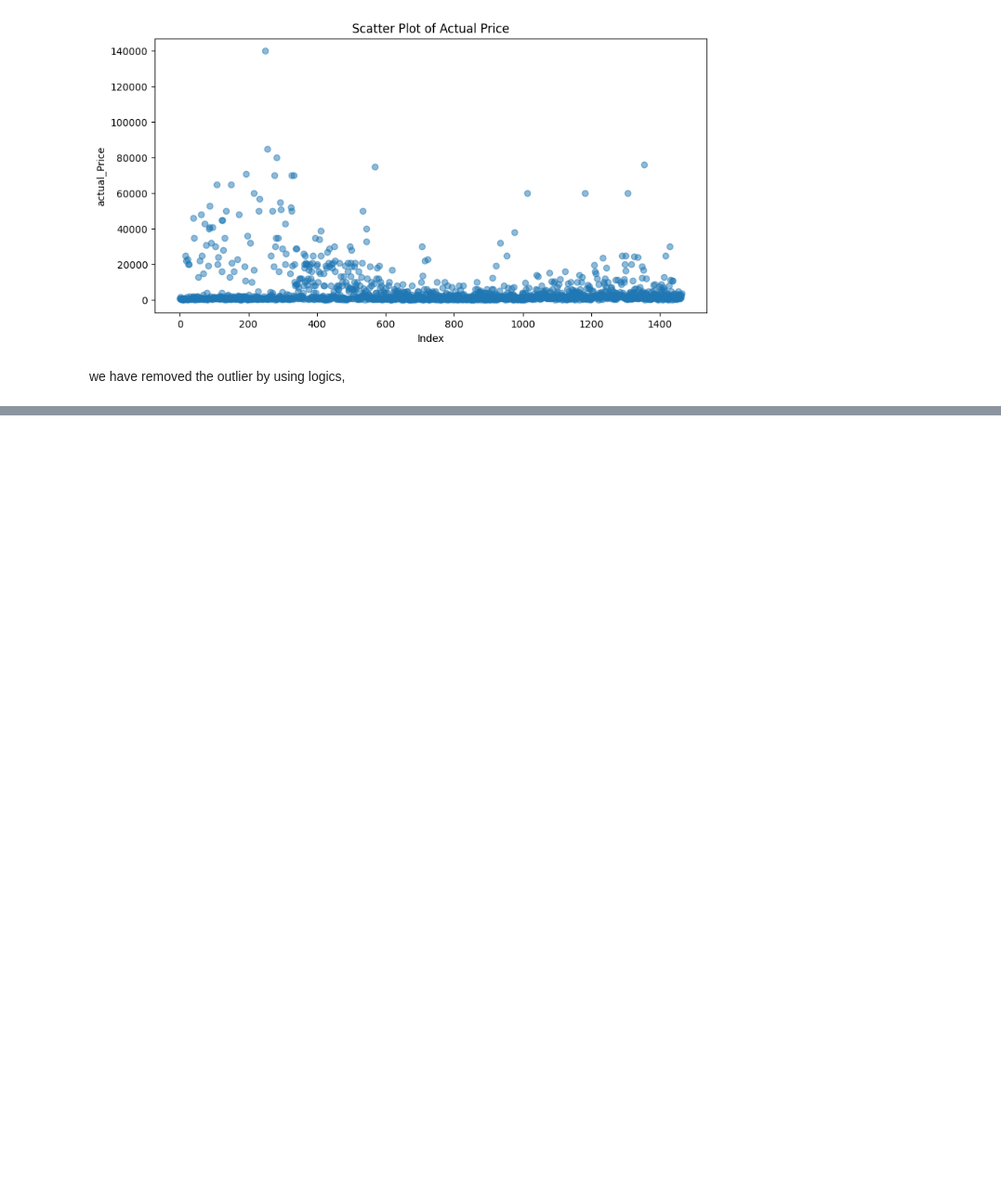
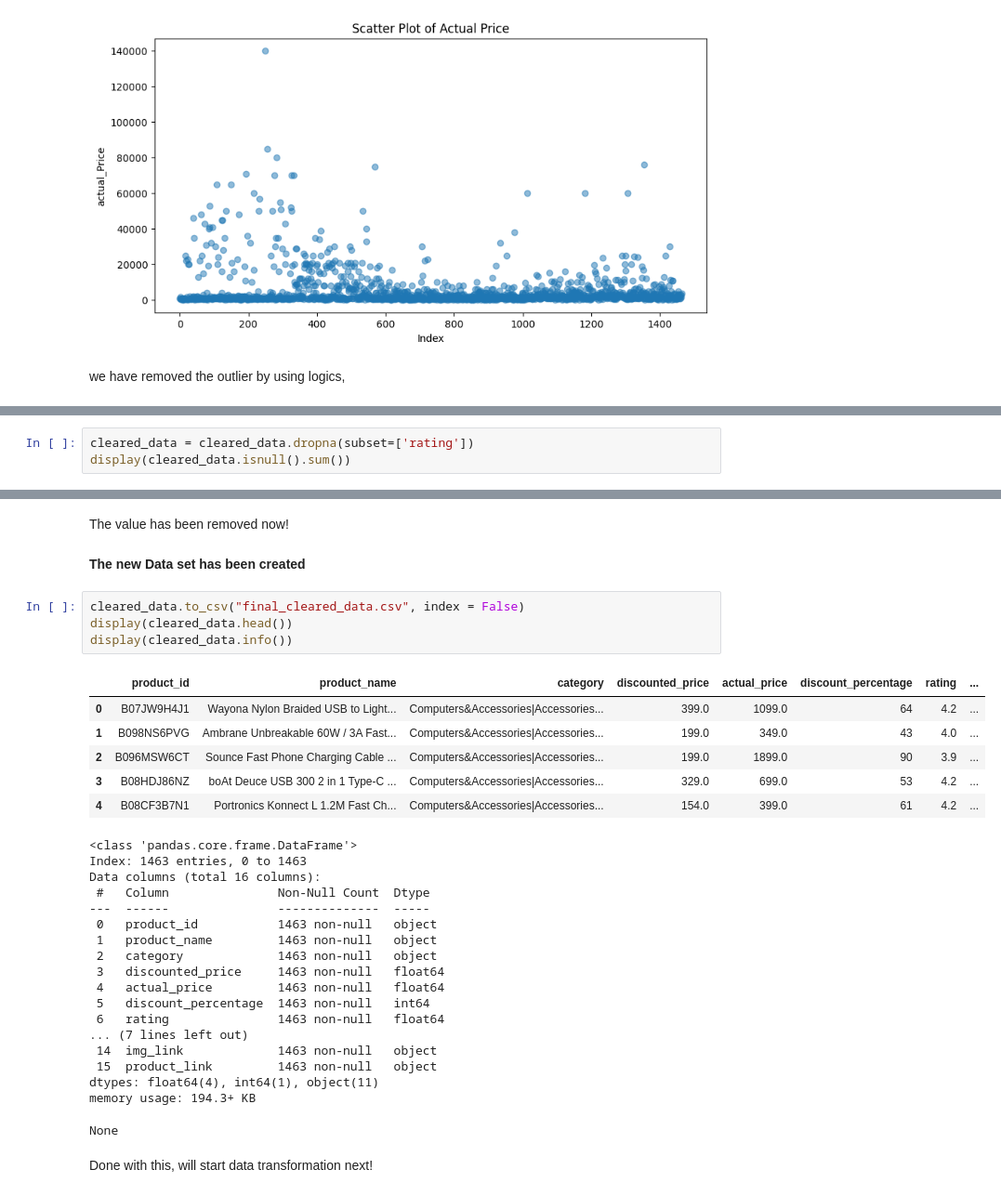
Before and after one commit to Harin22/data-wrangling-visualization, a Jupyter notebook: Data_preprocessing_(in_depth).ipynb, the cells around one changed output, grey strips where cells are left out. Shown at 93% size. Cells and saved outputs as stored; diff of their text form; blank space fills up the shorter version.

```diff
--- a/Data_preprocessing_(in_depth).ipynb
+++ b/Data_preprocessing_(in_depth).ipynb
@@ -209,0 +245,3 @@ plt.show()
+# %%
+cleared_data = cleared_data.dropna(subset=['rating'])
+display(cleared_data.isnull().sum())
@@ -209,0 +267,35 @@ plt.show()
+# %% [markdown]
+The value has been removed now!
+# %% [markdown]
+**The new Data set has been created**
+# %%
+cleared_data.to_csv("final_cleared_data.csv", index = False)
+display(cleared_data.head())
+display(cleared_data.info())
+# %% [output]
+|  | product_id | product_name | category | discounted_price | actual_price | discount_percentage | rating | ... |
+| 0 | B07JW9H4J1 | Wayona Nylon Braided USB to Light... | Computers&Accessories|Accessories... | 399.0 | 1099.0 | 64 | 4.2 | ... |
+| 1 | B098NS6PVG | Ambrane Unbreakable 60W / 3A Fast... | Computers&Accessories|Accessories... | 199.0 | 349.0 | 43 | 4.0 | ... |
+| 2 | B096MSW6CT | Sounce Fast Phone Charging Cable ... | Computers&Accessories|Accessories... | 199.0 | 1899.0 | 90 | 3.9 | ... |
+| 3 | B08HDJ86NZ | boAt Deuce USB 300 2 in 1 Type-C ... | Computers&Accessories|Accessories... | 329.0 | 699.0 | 53 | 4.2 | ... |
+| 4 | B08CF3B7N1 | Portronics Konnect L 1.2M Fast Ch... | Computers&Accessories|Accessories... | 154.0 | 399.0 | 61 | 4.2 | ... |
+<class 'pandas.core.frame.DataFrame'>
+Index: 1463 entries, 0 to 1463
+Data columns (total 16 columns):
+ #   Column               Non-Null Count  Dtype
+---  ------               --------------  -----
+ 0   product_id           1463 non-null   object
+ 1   product_name         1463 non-null   object
+ 2   category             1463 non-null   object
+ 3   discounted_price     1463 non-null   float64
+ 4   actual_price         1463 non-null   float64
+ 5   discount_percentage  1463 non-null   int64
+ 6   rating               1463 non-null   float64
+... (7 lines left out)
+ 14  img_link             1463 non-null   object
+ 15  product_link         1463 non-null   object
+dtypes: float64(4), int64(1), object(11)
+memory usage: 194.3+ KB
+None
+# %% [markdown]
+Done with this, will start data transformation next!
```
Also changed, not shown: parts of 6 cells of this notebook.
